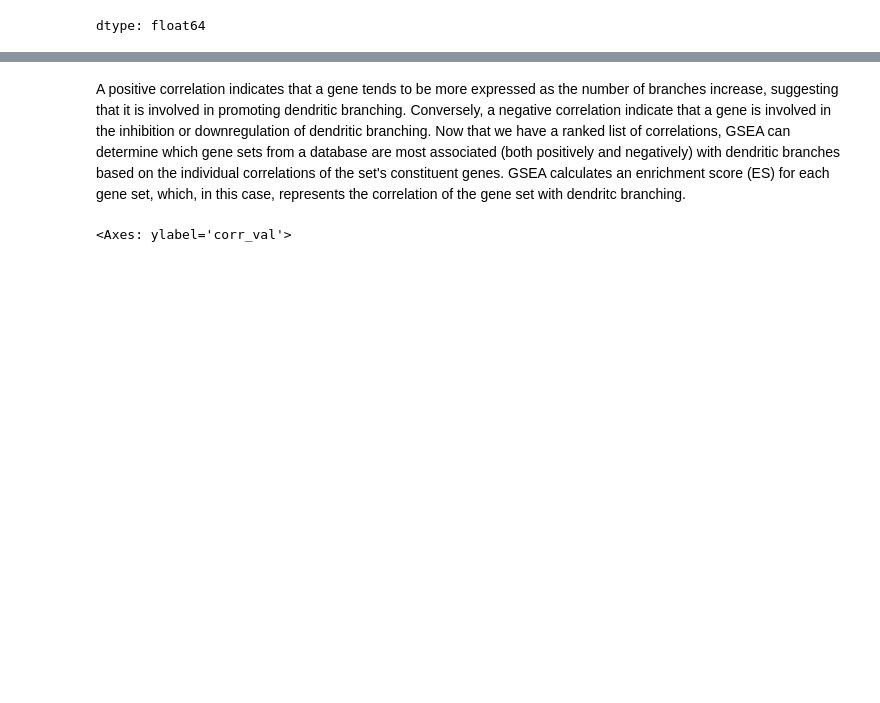
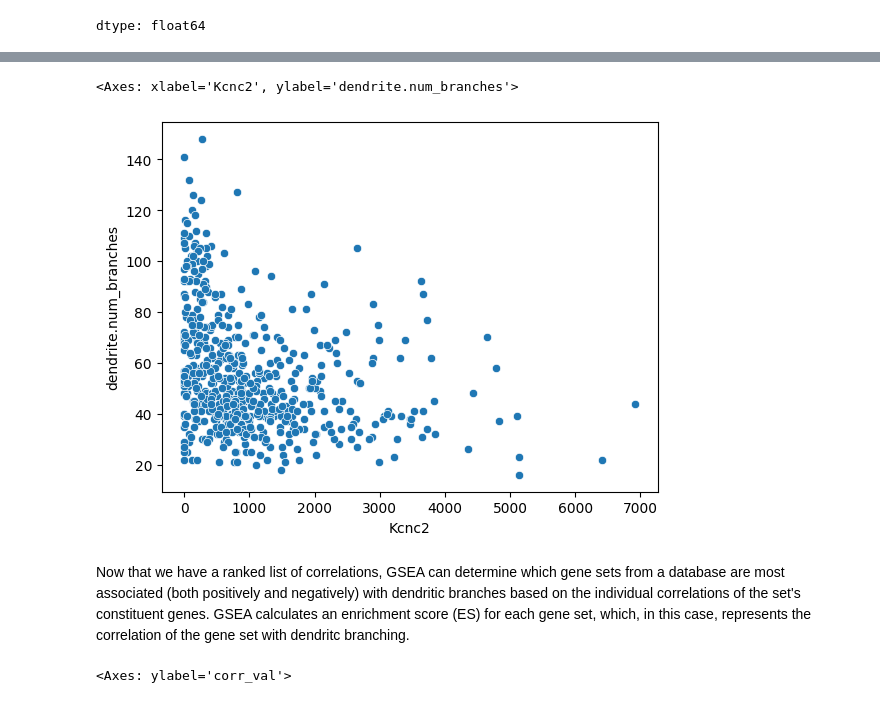
Before and after one commit to rcs-science-research/Dendritic-Branching-GSEA, a Jupyter notebook: Dendritic_Branching_Associated_Pathways_GSEA.ipynb, the cells around one changed output, grey strips where cells are left out. Saved outputs shown, nothing was run; the diff lists cells and outputs as text; code cells hidden in the pictures; blank space fills up the shorter version.

```diff
--- a/Dendritic_Branching_Associated_Pathways_GSEA.ipynb
+++ b/Dendritic_Branching_Associated_Pathways_GSEA.ipynb
@@ -226,5 +245,10 @@ dtype: float64
+# %%
+sns.scatterplot(x=cell_data["Kcnc2"], y=cell_data["dendrite.num_branches"])
+# %% [output]
+<Axes: xlabel='Kcnc2', ylabel='dendrite.num_branches'>
+[figure, added]
 # %% [markdown]
- A positive correlation indicates that a gene tends to be more expressed as the number of branches increase, suggesting that it is involved in promoting dendritic branching. Conversely, a negative correlation indicate that a gene is involved in the inhibition or downregulation of dendritic branching. Now that we have a ranked list of correlations, GSEA can determine which gene sets from a database are most associated (both positively and negatively) with dendritic branches based on the individual correlations of the set's constituent genes. GSEA calculates an enrichment score (ES) for each gene set, which, in this case, represents the correlation of the gene set with dendritc branching.
+Now that we have a ranked list of correlations, GSEA can determine which gene sets from a database are most associated (both positively and negatively) with dendritic branches based on the individual correlations of the set's constituent genes. GSEA calculates an enrichment score (ES) for each gene set, which, in this case, represents the correlation of the gene set with dendritc branching.
 # %%
 corrs = corrs.reset_index() #Resetting index to access the index as a column
 corrs.columns = ["gene", "corr_val"]
```
Also changed, not shown: parts of 11 cells of this notebook.
